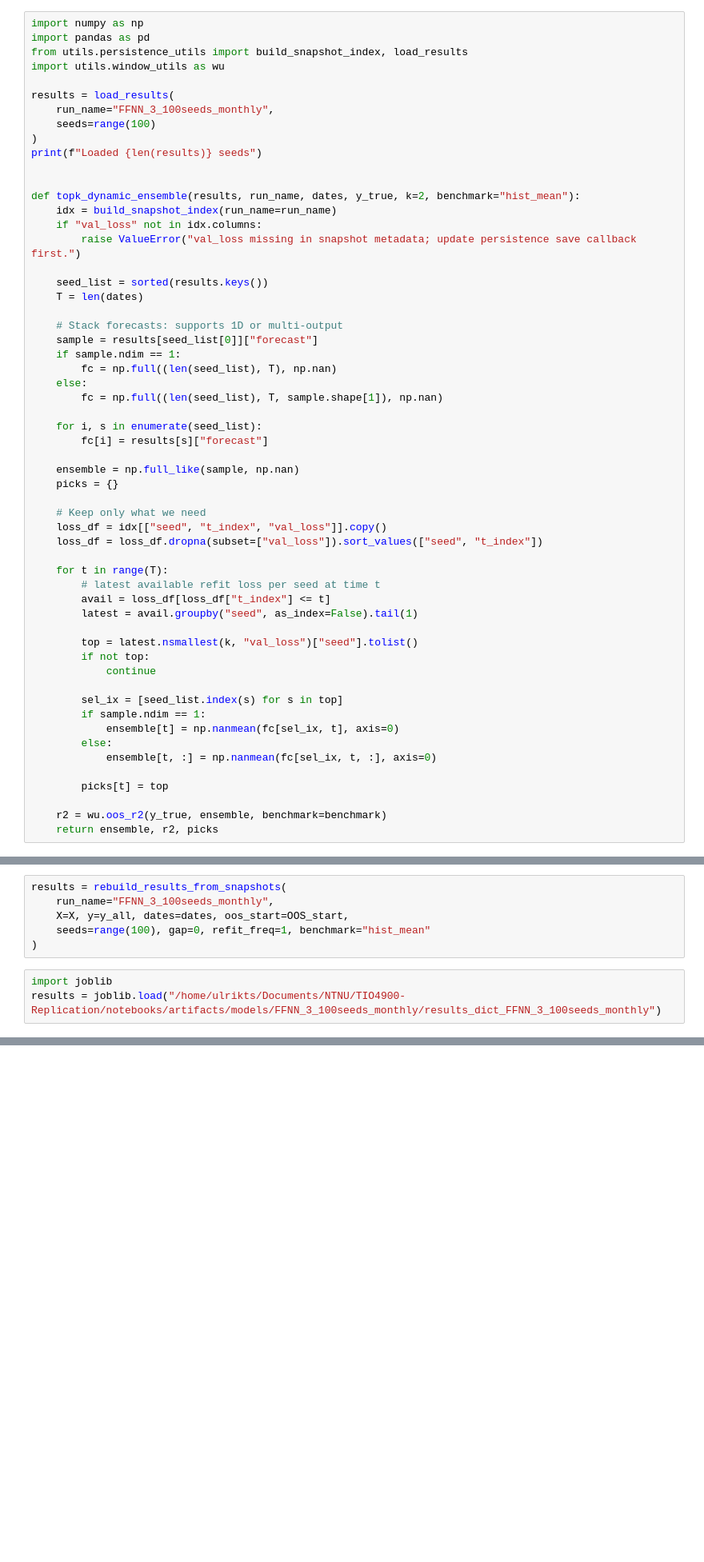
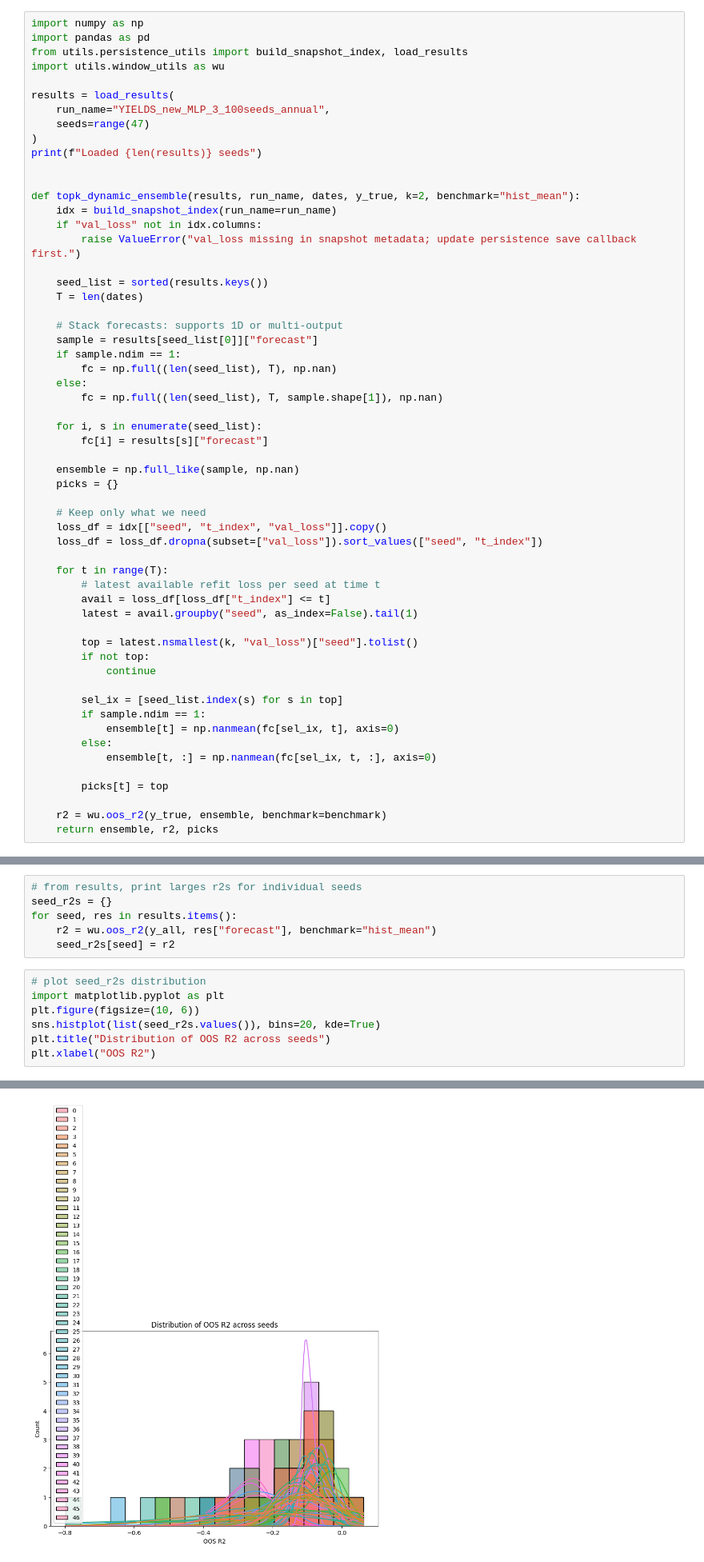
Before and after one commit to myliusen/TIO4900-Replication, a Jupyter notebook: notebooks/multiple_run.ipynb, the cells around one changed output, grey strips where cells are left out. Shown at 80% size. Drawn from its saved outputs; the diff is of its cells as text; blank space fills up the shorter version.

```diff
--- a/notebooks/multiple_run.ipynb
+++ b/notebooks/multiple_run.ipynb
@@ -95,8 +120,8 @@ from utils.persistence_utils import build_snapshot_index, load_results
 import utils.window_utils as wu
 
 results = load_results(
-    run_name="FFNN_3_100seeds_monthly",
-    seeds=range(100)
+    run_name="YIELDS_new_MLP_3_100seeds_annual",
+    seeds=range(47)
 )
 print(f"Loaded {len(results)} seeds")
 
@@ -148,9 +174,0 @@ def topk_dynamic_ensemble(results, run_name, dates, y_true, k=2, benchmark="hist
-# %%
-results = rebuild_results_from_snapshots(
-    run_name="FFNN_3_100seeds_monthly",
-    X=X, y=y_all, dates=dates, oos_start=OOS_start,
-    seeds=range(100), gap=0, refit_freq=1, benchmark="hist_mean"
-)
-# %%
-import joblib
-results = joblib.load("/home/ulrikts/Documents/NTNU/TIO4900-Replication/notebooks/artifacts/models/FFNN_3_100seeds_monthly/results_dict_FFNN_3_100seeds_monthly")
@@ -190,0 +188,14 @@ Top-k ensemble OOS R2: [-0.02505608 -0.01036868 -0.01844416 -0.01146904 -0.01382
+# %%
+# from results, print larges r2s for individual seeds
+seed_r2s = {}
+for seed, res in results.items():
+    r2 = wu.oos_r2(y_all, res["forecast"], benchmark="hist_mean")
+    seed_r2s[seed] = r2
+# %%
+# plot seed_r2s distribution
+import matplotlib.pyplot as plt
+plt.figure(figsize=(10, 6))
+sns.histplot(list(seed_r2s.values()), bins=20, kde=True)
+plt.title("Distribution of OOS R2 across seeds")
+plt.xlabel("OOS R2")
+# %% [output]
@@ -190,0 +203 @@ Top-k ensemble OOS R2: [-0.02505608 -0.01036868 -0.01844416 -0.01146904 -0.01382
+[figure, added]
```
Also changed, not shown: parts of 6 cells of this notebook, 9 other files.
